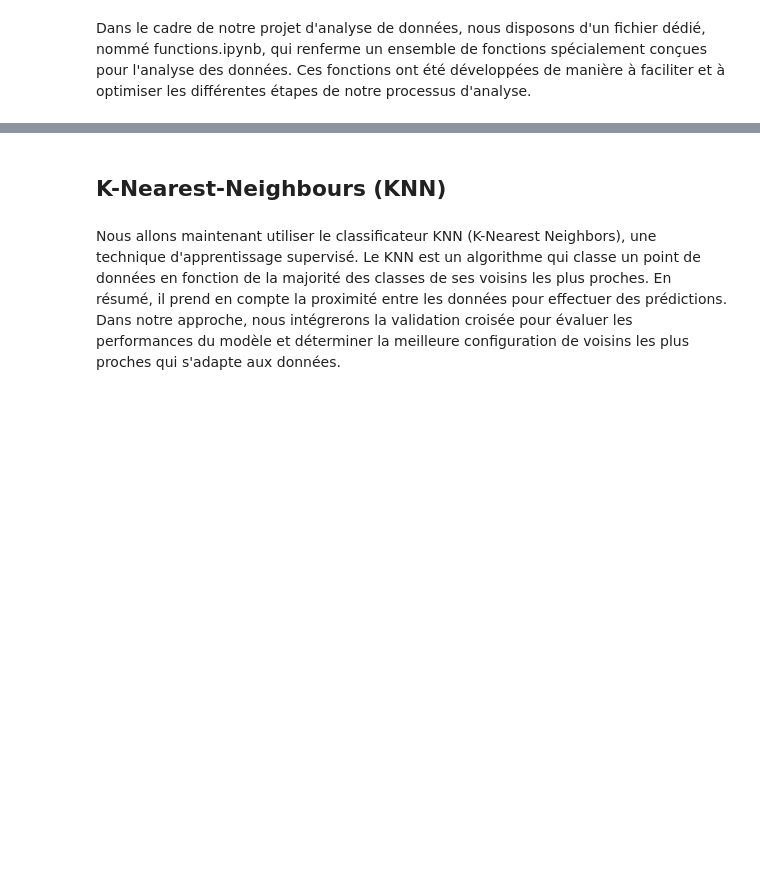
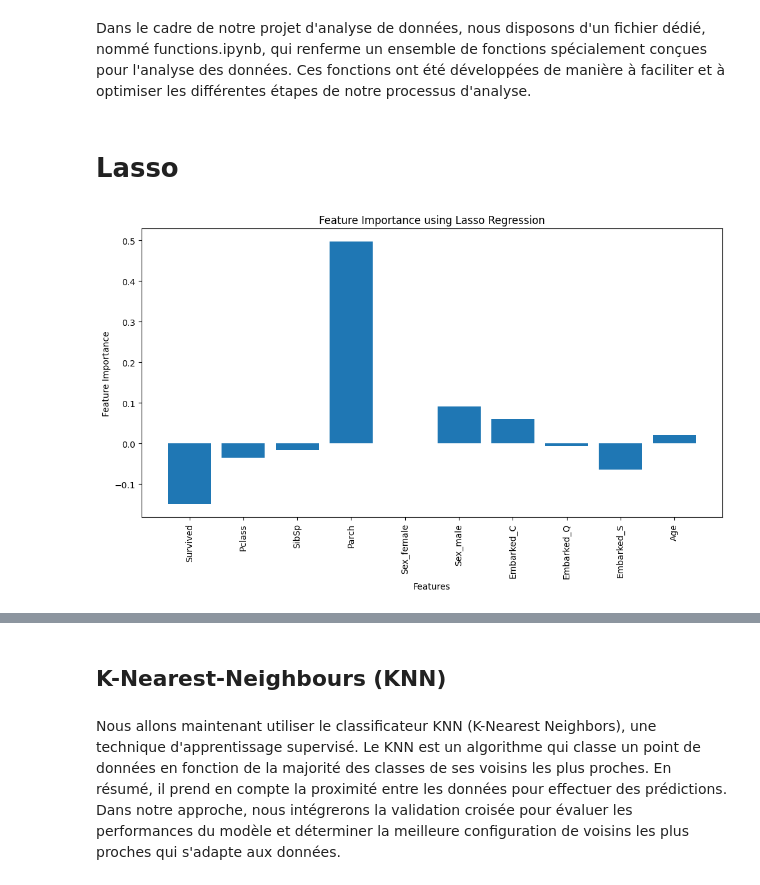
Before and after one commit to Str0mG/ML01-MachineLearning, a Jupyter notebook: Avant_rendu.ipynb, the cells around one changed output, grey strips where cells are left out. Cells and saved outputs as stored; diff of their text form; code cells hidden in the pictures; blank space fills up the shorter version.

Commit message:
Lasso and Deep Learning

```diff
--- a/Avant_rendu.ipynb
+++ b/Avant_rendu.ipynb
@@ -414,3 +416,31 @@ sns.scatterplot(x="comp-1", y="comp-2", hue=leg,
 Dans le cadre de notre projet d'analyse de données, nous disposons d'un fichier dédié, nommé functions.ipynb, qui renferme un ensemble de fonctions spécialement conçues pour l'analyse des données. Ces fonctions ont été développées de manière à faciliter et à optimiser les différentes étapes de notre processus d'analyse.
 # %%
 run functions.ipynb
+# %% [markdown]
+# Lasso
+# %%
+from sklearn.linear_model import Lasso
+
+lasso = Lasso()
+search = GridSearchCV(estimator=lasso, param_grid={'alpha': np.logspace(-5, 2, 8)}, scoring='neg_mean_squared_error', n_jobs=1, refit=True, cv=10)
+
+search.fit(X_train, y_train)
+
+lasso = Lasso(alpha=search.best_params_['alpha'])
+lasso.fit(X_train, y_train)
+
+second = mean_squared_error(y_train, lasso.predict(X_train))
+
+coef_dict_baseline = {}
+for coef, feat in zip(lasso.coef_, df.columns):
+    coef_dict_baseline[feat] = coef
+
+plt.figure(figsize=(12, 6))
+plt.bar(coef_dict_baseline.keys(), coef_dict_baseline.values())
+plt.xticks(rotation=90)
+plt.xlabel('Features')
+plt.ylabel('Feature Importance')
+plt.title('Feature Importance using Lasso Regression')
+plt.show()
+# %% [output]
+[figure, added]
```
Also changed, not shown: parts of 8 cells of this notebook.
